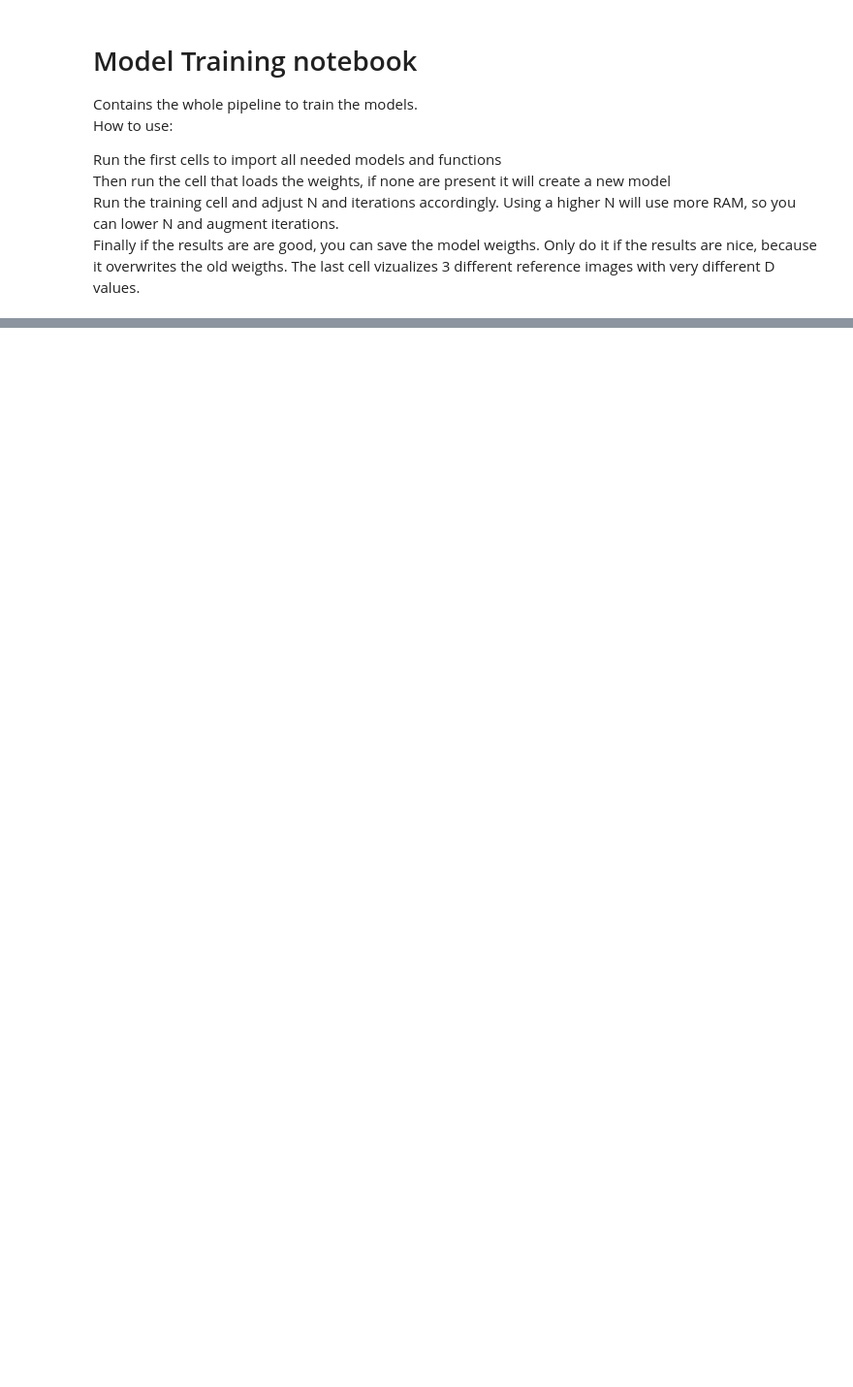
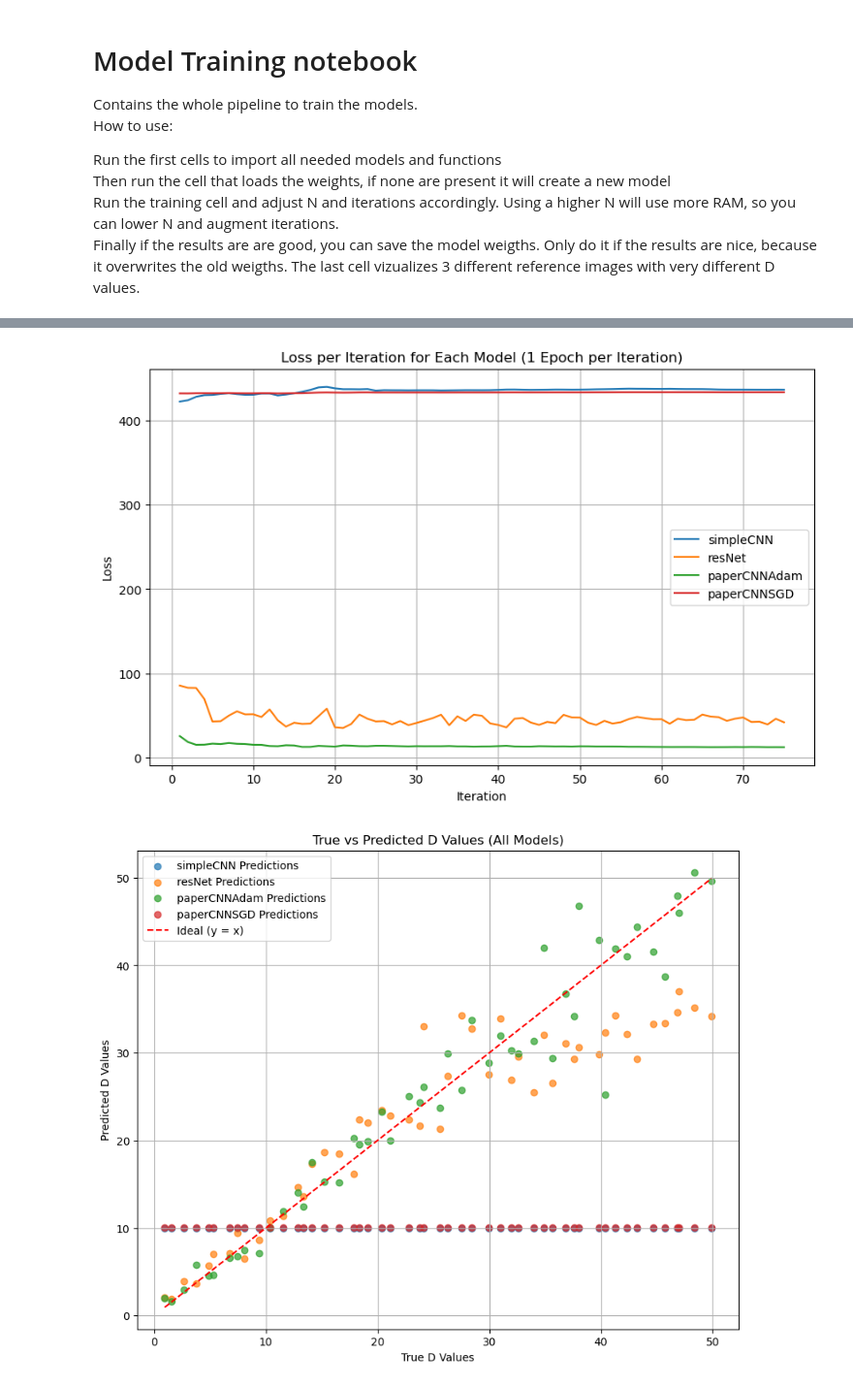
Before and after one commit to CS-433/ml-project-2-big-burger, a Jupyter notebook: ModelTrainPipeline.ipynb, the cells around one changed output, grey strips where cells are left out. Shown at 97% size. Cells and saved outputs as stored; diff of their text form; code cells hidden in the pictures; blank space fills up the shorter version.

```diff
--- a/ModelTrainPipeline.ipynb
+++ b/ModelTrainPipeline.ipynb
@@ -123,3 +179,47 @@ Epoch 1/1, Loss: 20857435.2200
+# %%
+plt.figure(figsize=(10, 6))
+for model_name, losses in val_loss_histories.items():
+    plt.plot(range(1, totalEpochs + 1), losses, label=model_name)
+
+plt.xlabel('Iteration')
+plt.ylabel('Loss')
+plt.title('Loss per Iteration for Each Model (1 Epoch per Iteration)')
+plt.legend()
+plt.grid(True)
+plt.show()
+
+plt.figure(figsize=(10, 8))
+
+# Iterate over all models to plot predictions vs true values
+for name, params in models_params.items():
+    # Predictions and true values
+    model = params["loaded_model"]
+    model_preds = predict_diffusion_coefficients(model, val_images, device)
+    valDs_tensor = torch.tensor(valDs, dtype=model_preds.dtype, device=model_preds.device)
+
+    # Ensure predictions and true values are on the same device and flattened
+    model_preds = model_preds.view(-1).cpu().numpy()  # Convert to numpy for plotting
+    valDs_array = valDs_tensor.view(-1).cpu().numpy()  # Convert to numpy for plotting
+
+    # Scatter plot for the current model
+    plt.scatter(valDs_array, model_preds, alpha=0.7, label=f'{name} Predictions')
+
+# Plot the ideal line
+min_val, max_val = min(valDs_array), max(valDs_array)
+plt.plot([min_val, max_val], [min_val, max_val], 'r--', label='Ideal (y = x)')
+
+# Add plot details
+plt.title("True vs Predicted D Values (All Models)")
+plt.xlabel("True D Values")
+plt.ylabel("Predicted D Values")
+plt.legend()
+plt.grid(True)
+
+# Show the plot
+plt.show()
+# %% [output]
+[figure, added]
+[figure, added]
 # %%
 
 plt.figure(figsize=(10, 6))
```
Also changed, not shown: parts of 12 cells of this notebook, 8 other files.
